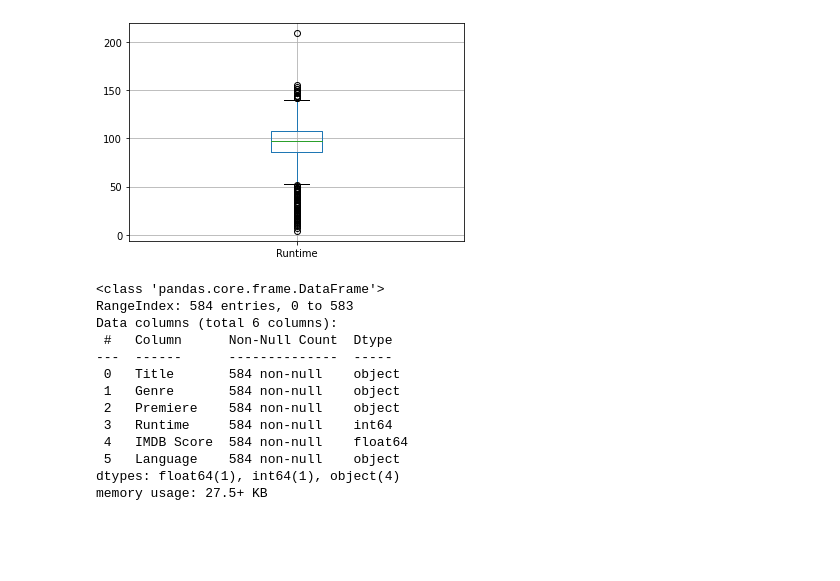
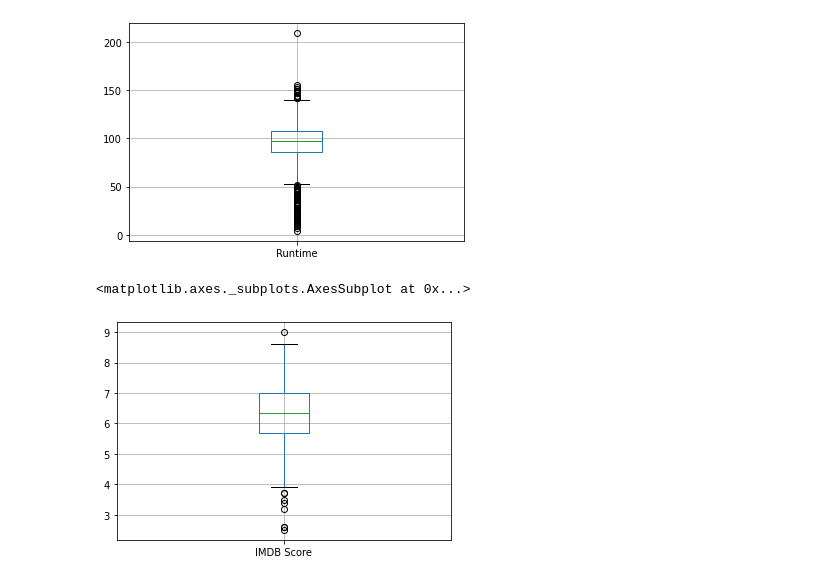
Before and after one commit to Merve33y/-Netflix_film_veri_seti_inceleme, a Jupyter notebook: Project2.ipynb, the cells around one changed output. Cells and saved outputs as stored; diff of their text form; code cells hidden in the pictures; blank space fills up the shorter version.

```diff
--- a/Project2.ipynb
+++ b/Project2.ipynb
@@ -325,19 +332,8 @@ df.boxplot(column=['Runtime'])
 # %% [output]
 <matplotlib.axes._subplots.AxesSubplot at 0x...>
 [figure]
-# %%
-df.info()
-# %% [output]
-<class 'pandas.core.frame.DataFrame'>
-RangeIndex: 584 entries, 0 to 583
-Data columns (total 6 columns):
- #   Column      Non-Null Count  Dtype
----  ------      --------------  -----
- 0   Title       584 non-null    object
- 1   Genre       584 non-null    object
- 2   Premiere    584 non-null    object
- 3   Runtime     584 non-null    int64
- 4   IMDB Score  584 non-null    float64
- 5   Language    584 non-null    object
-dtypes: float64(1), int64(1), object(4)
-memory usage: 27.5+ KB
+# %%
+df.boxplot(column=['IMDB Score'])
+# %% [output]
+<matplotlib.axes._subplots.AxesSubplot at 0x...>
+[figure, added]
```
Also changed, not shown: parts of 2 cells of this notebook.
